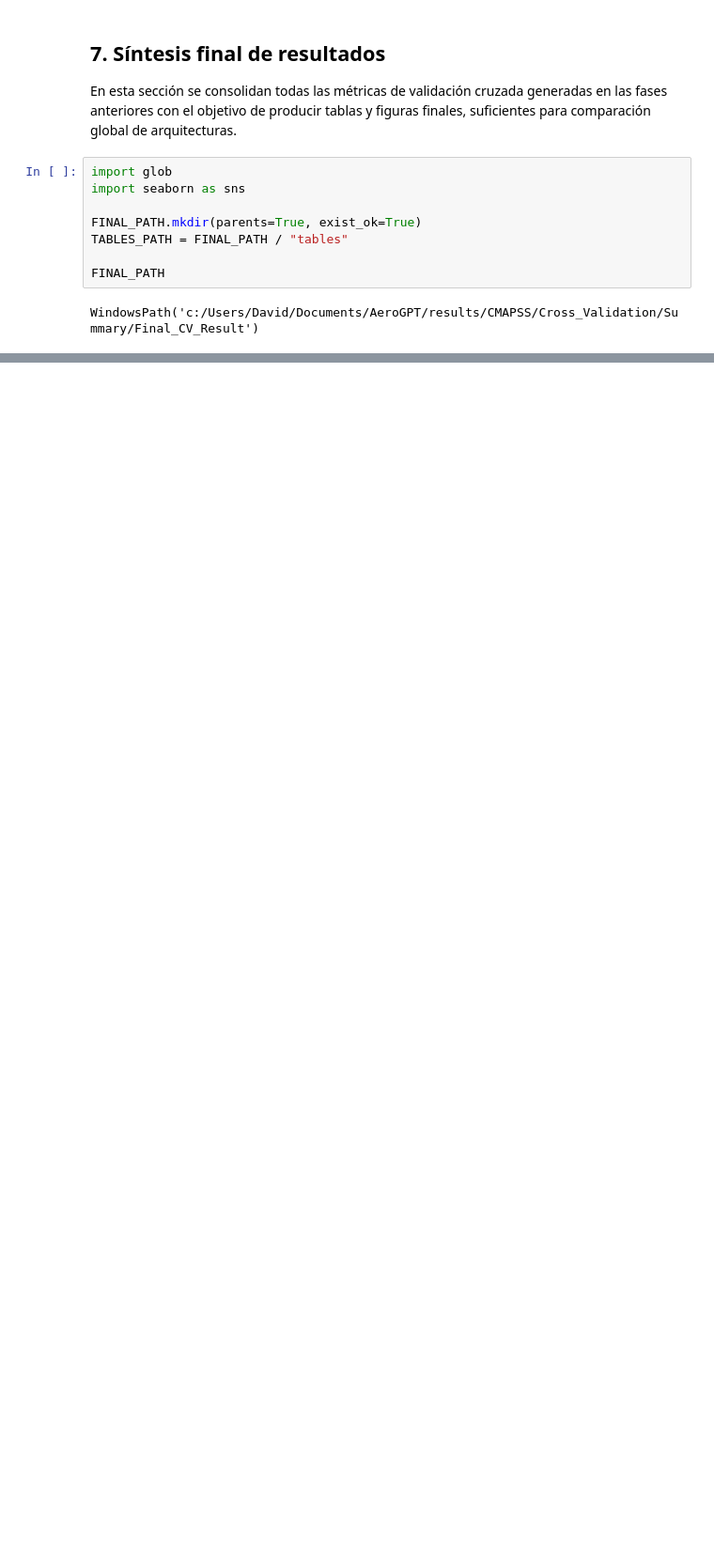
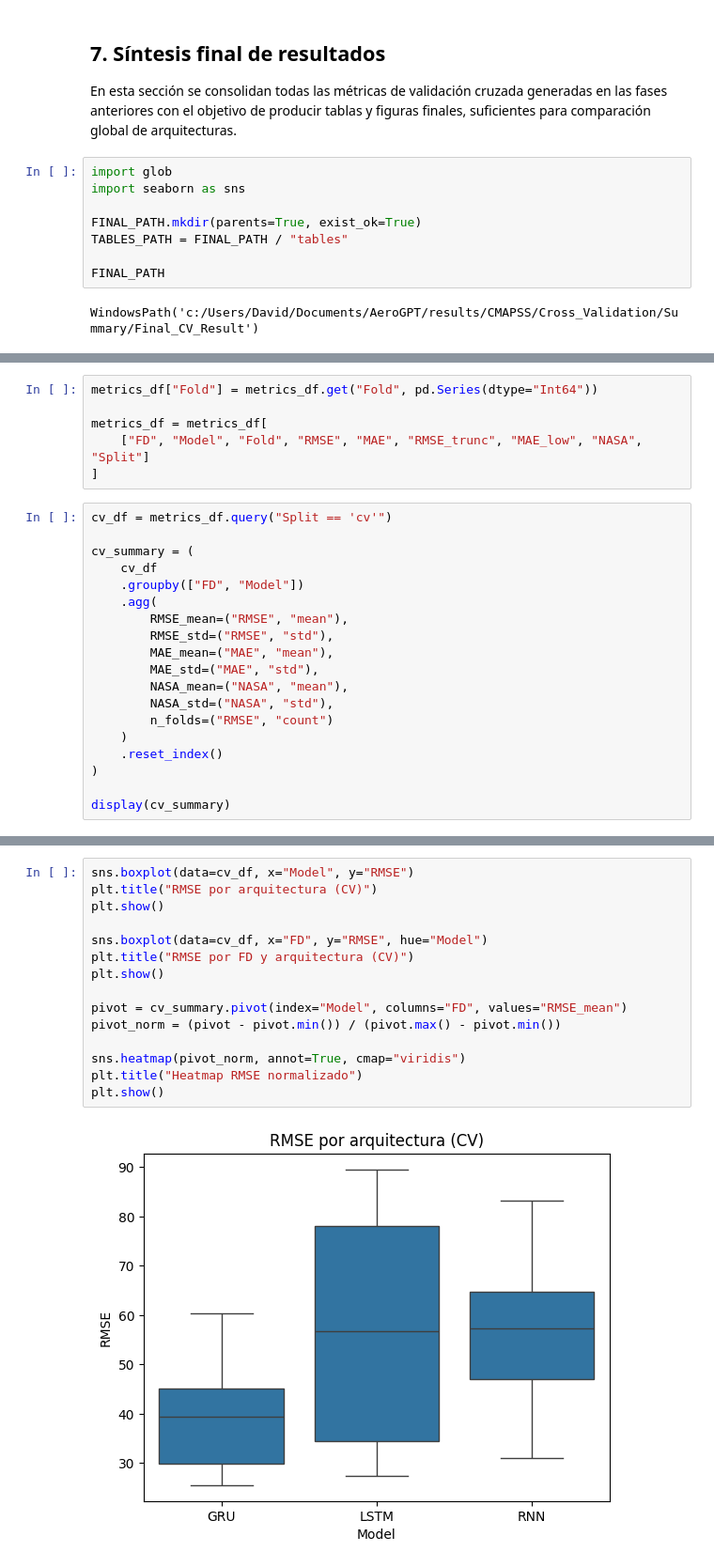
Before and after one commit to davidcp199/Aerogpt, a Jupyter notebook: utils/training/CMAPSS_RNN_LSTM_GRU_CrossValidation_GPU copy.ipynb, the cells around one changed output, grey strips where cells are left out. Shown at 94% size. Saved outputs shown, nothing was run; the diff lists cells and outputs as text; blank space fills up the shorter version.

```diff
--- a/utils/training/CMAPSS_RNN_LSTM_GRU_CrossValidation_GPU copy.ipynb
+++ b/utils/training/CMAPSS_RNN_LSTM_GRU_CrossValidation_GPU copy.ipynb
@@ -406,0 +320,25 @@ for file in FINAL_PATH.iterdir():
+# %%
+metrics_df["Fold"] = metrics_df.get("Fold", pd.Series(dtype="Int64"))
+
+metrics_df = metrics_df[
+    ["FD", "Model", "Fold", "RMSE", "MAE", "RMSE_trunc", "MAE_low", "NASA", "Split"]
+]
+# %%
+cv_df = metrics_df.query("Split == 'cv'")
+
+cv_summary = (
+    cv_df
+    .groupby(["FD", "Model"])
+    .agg(
+        RMSE_mean=("RMSE", "mean"),
+        RMSE_std=("RMSE", "std"),
+        MAE_mean=("MAE", "mean"),
+        MAE_std=("MAE", "std"),
+        NASA_mean=("NASA", "mean"),
+        NASA_std=("NASA", "std"),
+        n_folds=("RMSE", "count")
+    )
+    .reset_index()
+)
+
+display(cv_summary)
@@ -406,0 +419,17 @@ for file in FINAL_PATH.iterdir():
+# %%
+sns.boxplot(data=cv_df, x="Model", y="RMSE")
+plt.title("RMSE por arquitectura (CV)")
+plt.show()
+
+sns.boxplot(data=cv_df, x="FD", y="RMSE", hue="Model")
+plt.title("RMSE por FD y arquitectura (CV)")
+plt.show()
+
+pivot = cv_summary.pivot(index="Model", columns="FD", values="RMSE_mean")
+pivot_norm = (pivot - pivot.min()) / (pivot.max() - pivot.min())
+
+sns.heatmap(pivot_norm, annot=True, cmap="viridis")
+plt.title("Heatmap RMSE normalizado")
+plt.show()
+# %% [output]
+[figure, added]
```
Also changed, not shown: parts of 20 cells of this notebook.
